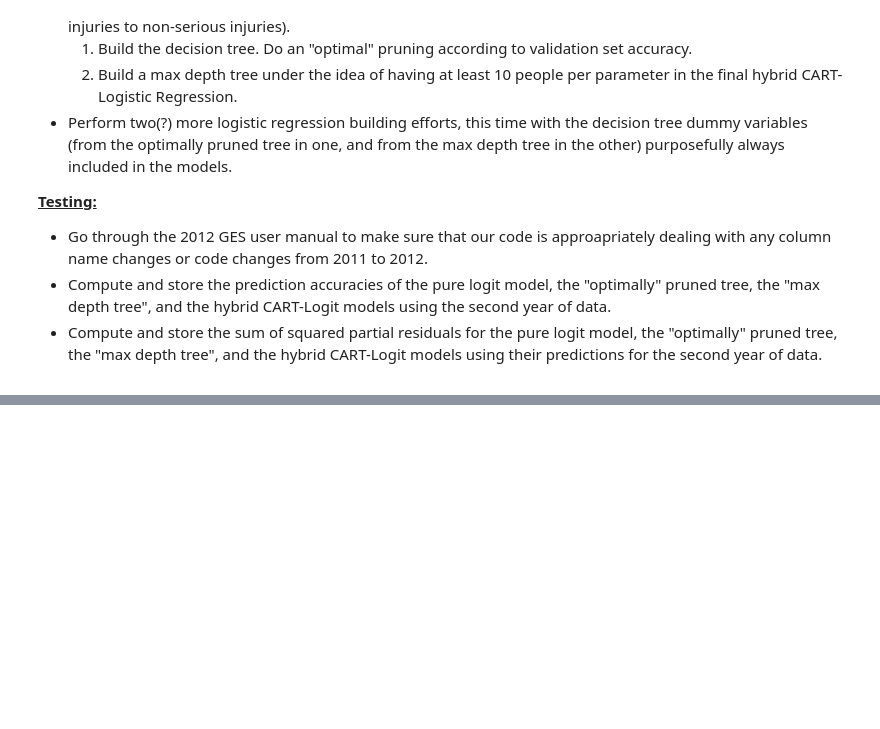
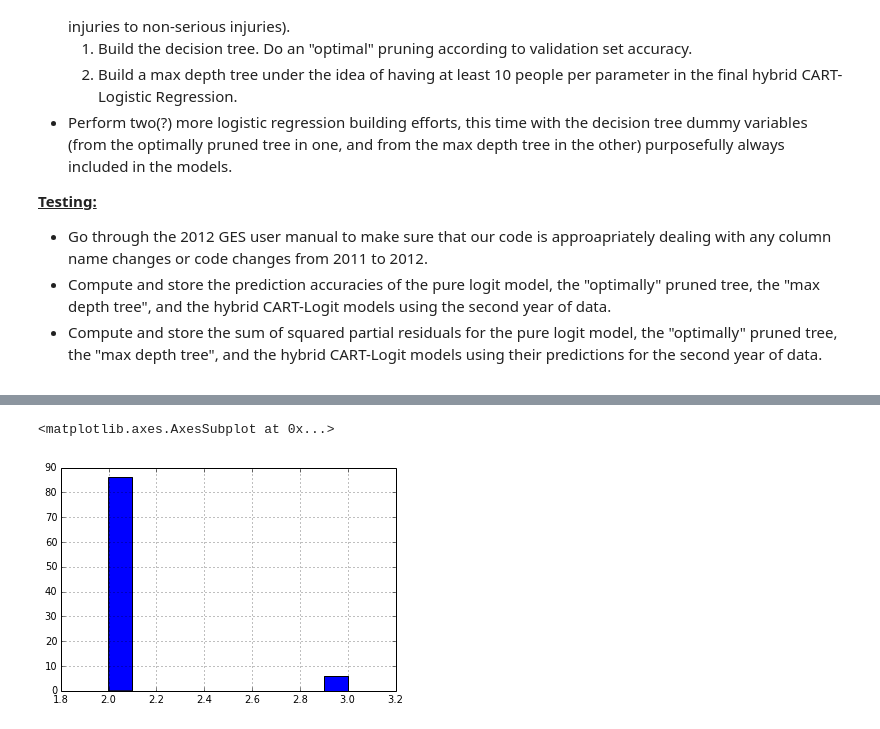
Before and after one commit to fagan2888/cs289_final_project, a Jupyter notebook: basic_categorical_variable_split.ipynb, the cells around one changed output, grey strips where cells are left out. Drawn from its saved outputs; the diff is of its cells as text; code cells hidden in the pictures; blank space fills up the shorter version.

```diff
--- a/basic_categorical_variable_split.ipynb
+++ b/basic_categorical_variable_split.ipynb
@@ -117,0 +206,11 @@ DesignMatrix with shape (1427, 11)
+# %%
+t2 = basicTransform.groupby("RELJCT2_IM")
+# %%
+t2_inj = t2.INJ_SEV
+# %%
+t2_1 = t2_inj.get_group(4)
+# %%
+t2_1.hist()
+# %% [output]
+<matplotlib.axes.AxesSubplot at 0x...>
+[figure, added]
```
Also changed, not shown: parts of 12 cells of this notebook, 14 other files.
